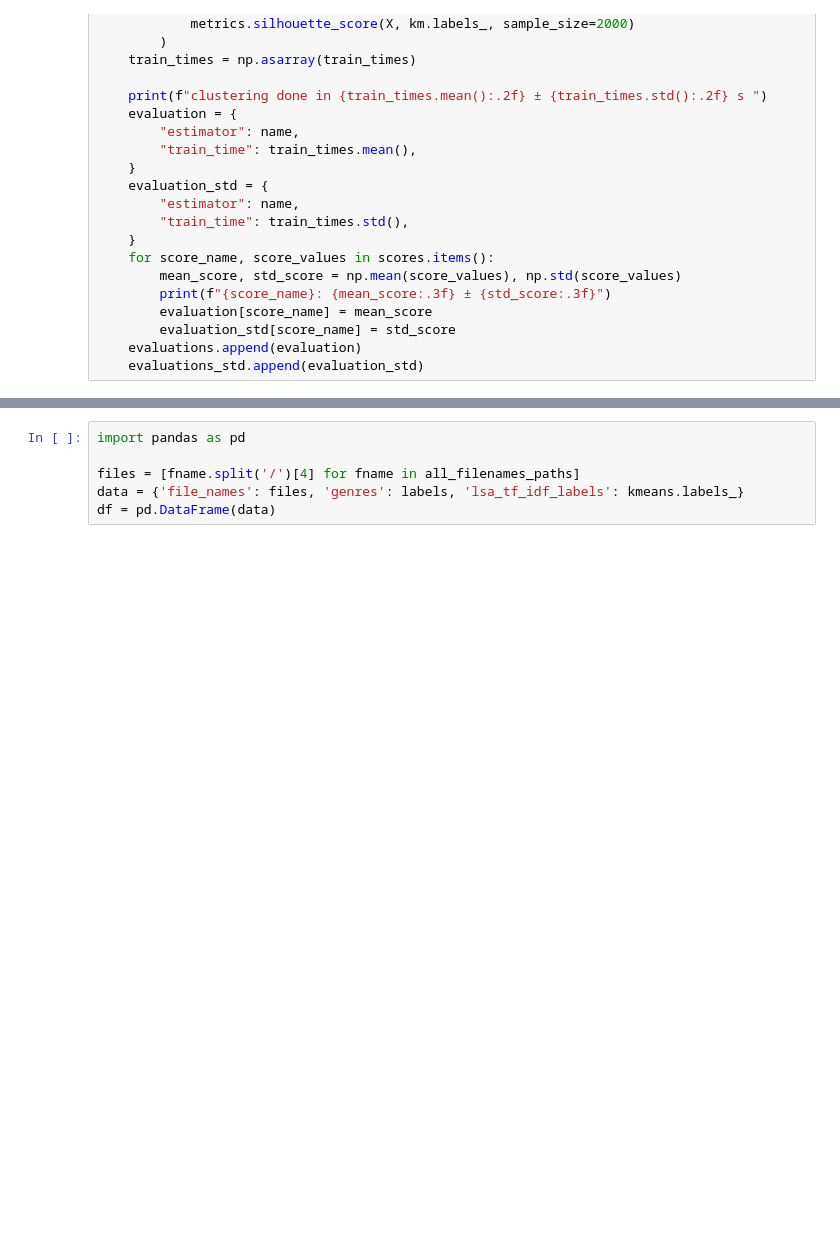
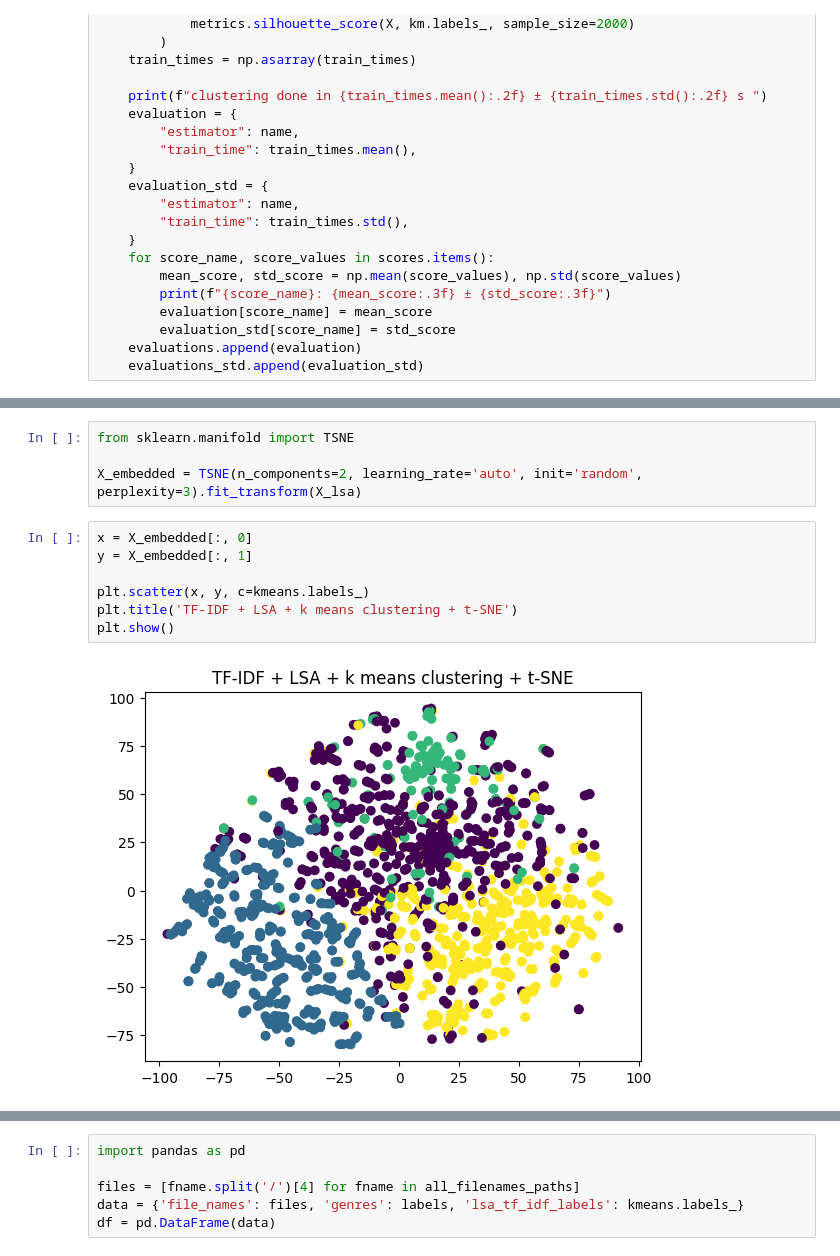
Before and after one commit to vpozdnyakov/literary_genre_identifier, a Jupyter notebook: notebooks/tfidf.ipynb, the cells around one changed output, grey strips where cells are left out. Drawn from its saved outputs; the diff is of its cells as text; blank space fills up the shorter version.

```diff
--- a/notebooks/tfidf.ipynb
+++ b/notebooks/tfidf.ipynb
@@ -157,0 +191,13 @@ array([0, 2, 2, ..., 1, 1, 1], dtype=int32)
+# %%
+from sklearn.manifold import TSNE
+
+X_embedded = TSNE(n_components=2, learning_rate='auto', init='random', perplexity=3).fit_transform(X_lsa)
+# %%
+x = X_embedded[:, 0]
+y = X_embedded[:, 1]
+
+plt.scatter(x, y, c=kmeans.labels_)
+plt.title('TF-IDF + LSA + k means clustering + t-SNE')
+plt.show()
+# %% [output]
+[figure, added]
```
Also changed, not shown: parts of 15 cells of this notebook, 3 other files.
